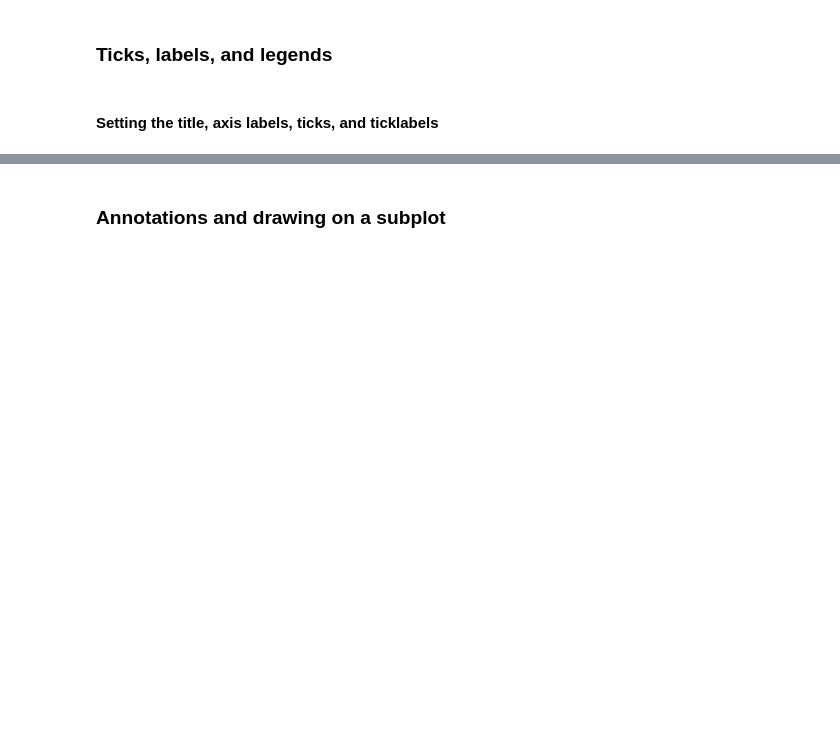
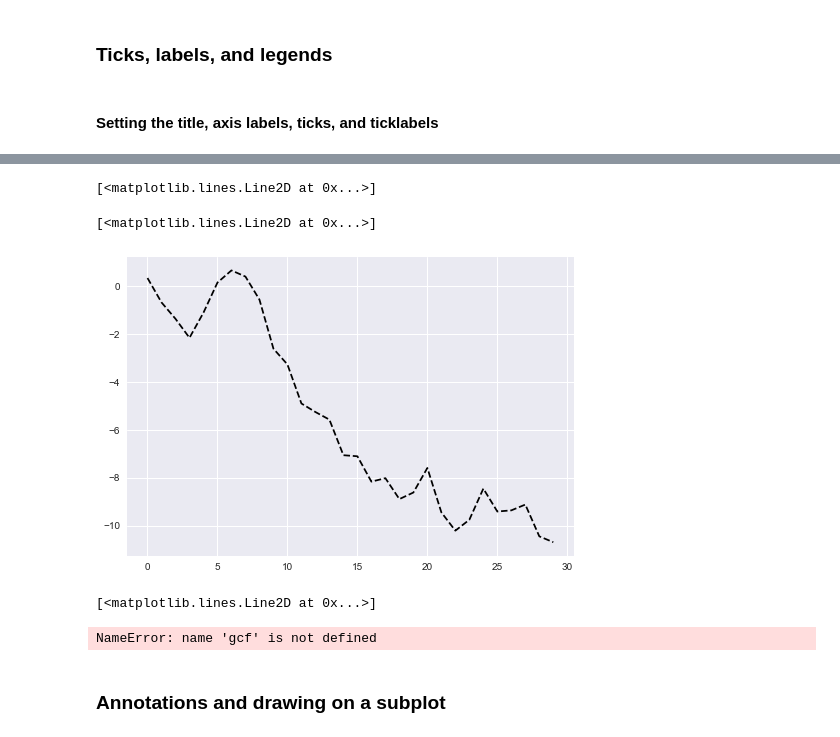
Before and after one commit to dongho0892/Python-Start, a Jupyter notebook: ch08_rev.ipynb, the cells around one changed output, grey strips where cells are left out. Saved outputs shown, nothing was run; the diff lists cells and outputs as text; code cells hidden in the pictures; blank space fills up the shorter version.

```diff
--- a/ch08_rev.ipynb
+++ b/ch08_rev.ipynb
@@ -93,0 +269,26 @@ ax.legend(loc='best')
+# %%
+ax3.clear()
+ax3.plot(np.random.randn(30).cumsum(), 'go--');
+
+fig.clear()    # 전체가 다 없어짐.
+
+plt.plot(np.random.randn(30).cumsum(), 'k--');
+
+fig.clear()
+# %% [output]
+[<matplotlib.lines.Line2D at 0x...>]
+[<matplotlib.lines.Line2D at 0x...>]
+[figure, added]
+# %%
+ax1 = fig.add_subplot(211)
+ax1.plot(np.random.randn(100).cumsum(), 'b--')
+
+matplotlib.style.use('default')
+
+ax2 = gcf().add_subplot(212)
+ax2.plot(np.random.randn(30).cumsum(), 'ro--')
+
+fig.close()
+# %% [output]
+[<matplotlib.lines.Line2D at 0x...>]
+NameError: name 'gcf' is not defined
```
Also changed, not shown: parts of 42 cells of this notebook.
